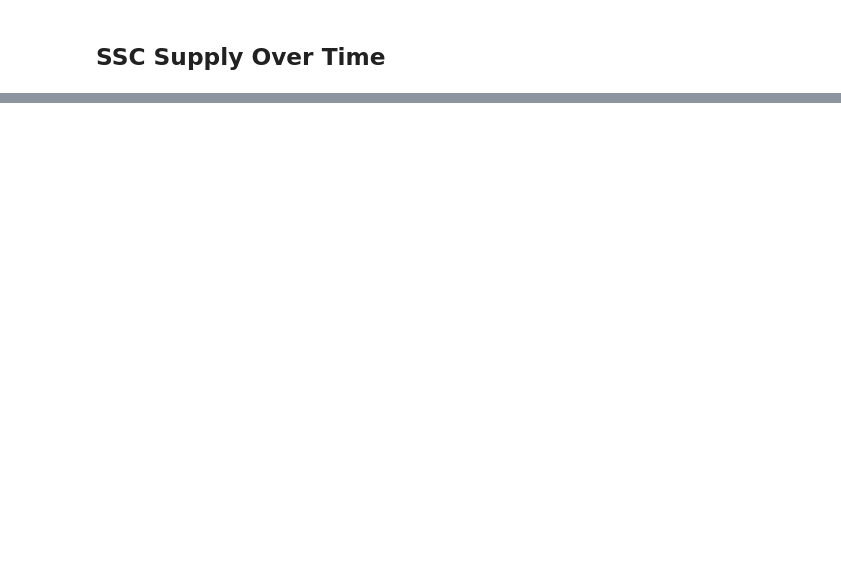
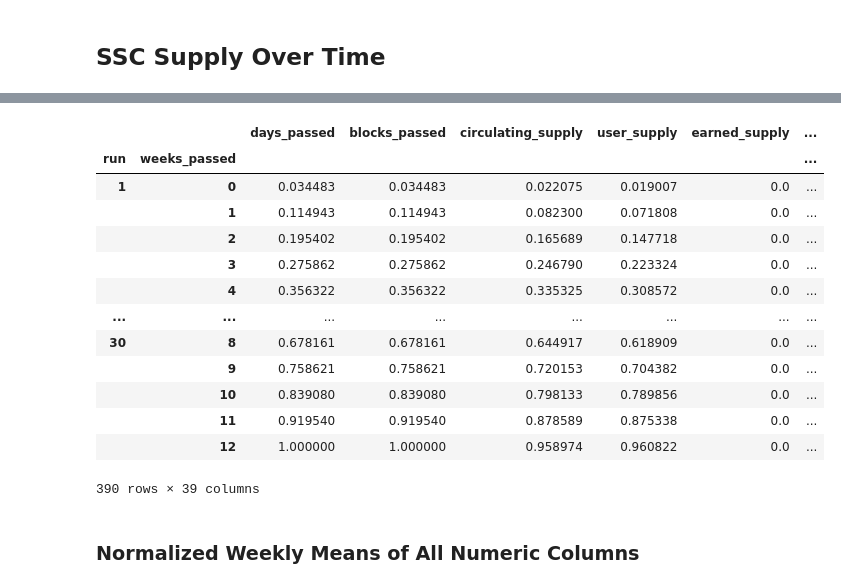
Before and after one commit to BlockScience/subspace, a Jupyter notebook: notebooks/8-initial-conditions.ipynb, the cells around one changed output, grey strips where cells are left out. Saved outputs shown, nothing was run; the diff lists cells and outputs as text; code cells hidden in the pictures; blank space fills up the shorter version.

```diff
--- a/notebooks/8-initial-conditions.ipynb
+++ b/notebooks/8-initial-conditions.ipynb
@@ -252,0 +289,19 @@ hv.Overlay([fan_chart_min_max(weekly_aggregated_df, c) for c in ['max_credit_sup
+# %%
+df_normalized
+# %% [output]
+|  |  | days_passed | blocks_passed | circulating_supply | user_supply | earned_supply | ... |
+| run | weeks_passed |  |  |  |  |  | ... |
+| 1 | 0 | 0.034483 | 0.034483 | 0.022075 | 0.019007 | 0.0 | ... |
+|  | 1 | 0.114943 | 0.114943 | 0.082300 | 0.071808 | 0.0 | ... |
+|  | 2 | 0.195402 | 0.195402 | 0.165689 | 0.147718 | 0.0 | ... |
+|  | 3 | 0.275862 | 0.275862 | 0.246790 | 0.223324 | 0.0 | ... |
+|  | 4 | 0.356322 | 0.356322 | 0.335325 | 0.308572 | 0.0 | ... |
+| ... | ... | ... | ... | ... | ... | ... | ... |
+| 30 | 8 | 0.678161 | 0.678161 | 0.644917 | 0.618909 | 0.0 | ... |
+|  | 9 | 0.758621 | 0.758621 | 0.720153 | 0.704382 | 0.0 | ... |
+|  | 10 | 0.839080 | 0.839080 | 0.798133 | 0.789856 | 0.0 | ... |
+|  | 11 | 0.919540 | 0.919540 | 0.878589 | 0.875338 | 0.0 | ... |
+|  | 12 | 1.000000 | 1.000000 | 0.958974 | 0.960822 | 0.0 | ... |
+390 rows × 39 columns
+# %% [markdown]
+### Normalized Weekly Means of All Numeric Columns
```
Also changed, not shown: parts of 11 cells of this notebook.
